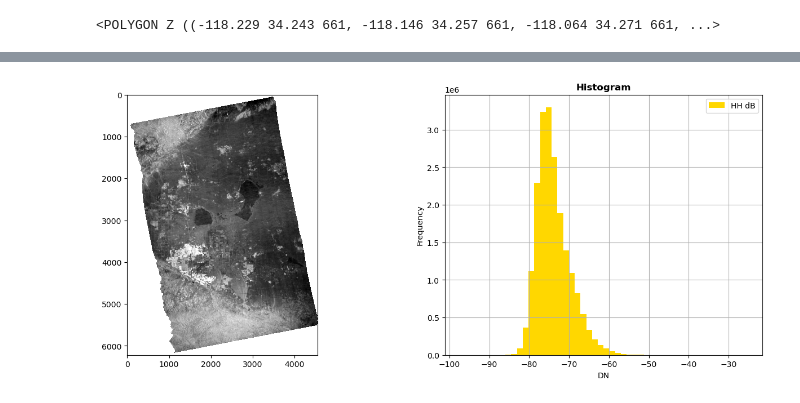
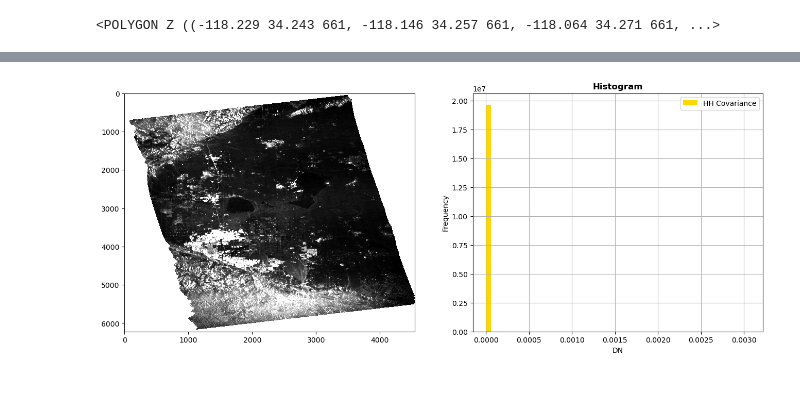
Before and after one commit to m9brady/nisar-tools, a Jupyter notebook: notebooks/gcov.ipynb, the cells around one changed output, grey strips where cells are left out. Saved outputs shown, nothing was run; the diff lists cells and outputs as text; code cells hidden in the pictures.

```diff
--- a/notebooks/gcov.ipynb
+++ b/notebooks/gcov.ipynb
@@ -64,11 +61,13 @@ hh_dB = 10 * np.log10(image_dict['HH'])
+# %%
+hh_covariance = image_dict['HH']
+# need to mask out any inf values
+hh_covariance[~np.isfinite(hh_covariance)] = np.nan
 # %%
-# need to mask out any inf values
-hh_dB[~np.isfinite(hh_dB)] = np.nan
-# apply a 2% clip for viewing
-vmin, vmax = np.nanpercentile(hh_dB, (2, 98))
+# apply a 5% clip for viewing
+vmin, vmax = np.nanpercentile(hh_covariance, (5, 95))
 
 fig, (ax_img, ax_hist) = plt.subplots(1, 2, figsize=(16,6))
-show(hh_dB, vmin=vmin, vmax=vmax, cmap='grey', ax=ax_img)
-show_hist(hh_dB, bins=50, title='Histogram', label='HH dB', ax=ax_hist);
+show(hh_covariance, vmin=vmin, vmax=vmax, cmap='grey', ax=ax_img, aspect='auto')
+show_hist(hh_covariance, bins=50, title='Histogram', label='HH Covariance', ax=ax_hist);
 # %% [output]
-[figure, old version]
+[figure, new version]
```
Also changed, not shown: parts of 3 cells of this notebook, 3 other files.
